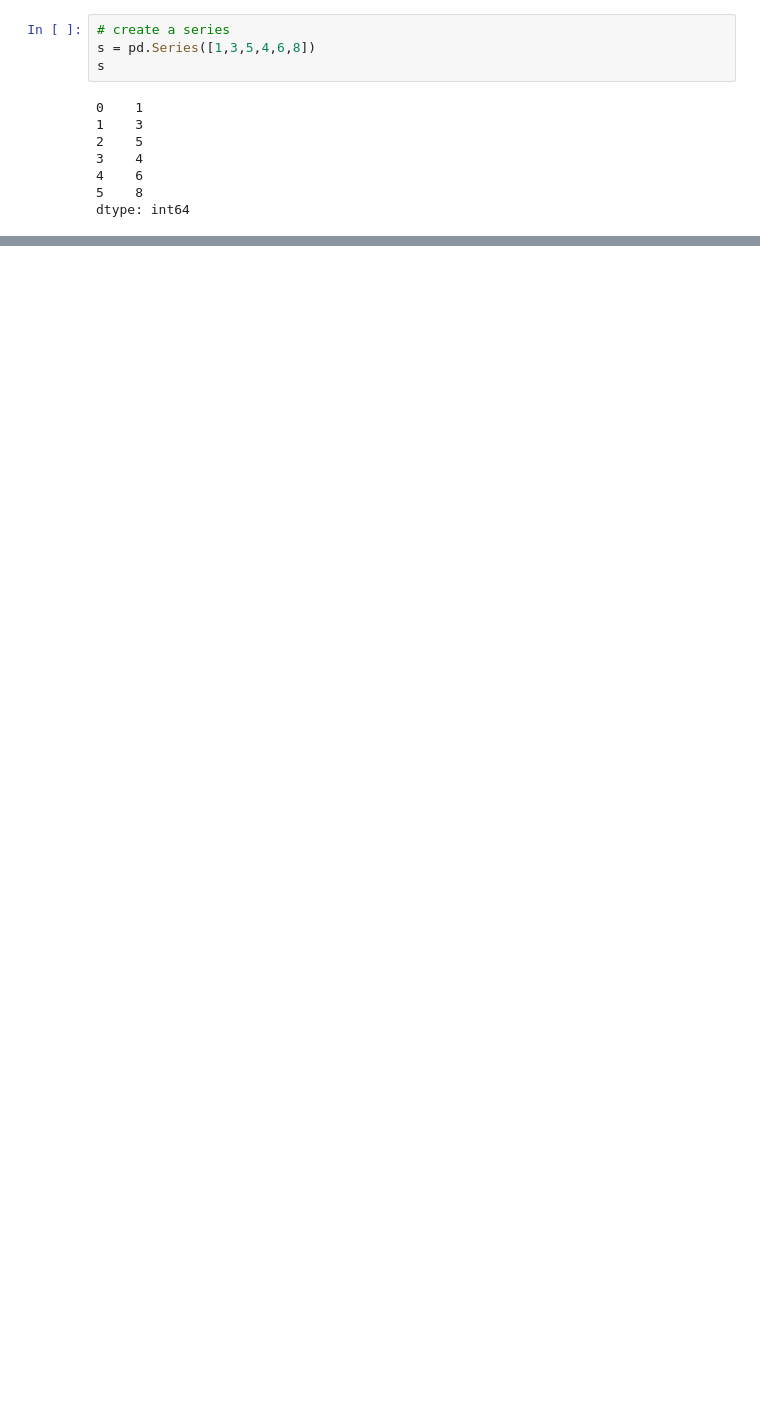
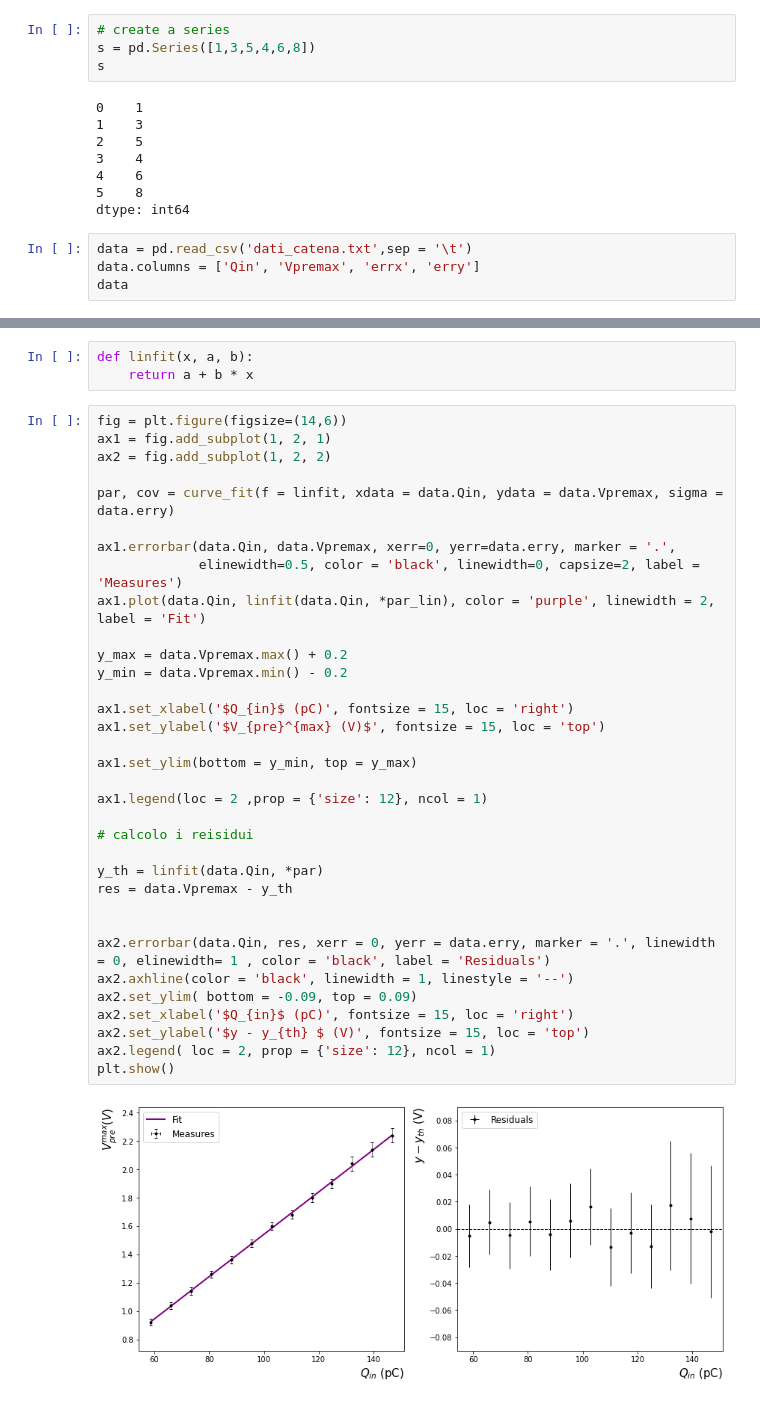
Before and after one commit to vanessacerrone/python_exercices, a Jupyter notebook: pandas.ipynb, the cells around one changed output, grey strips where cells are left out. Drawn from its saved outputs; the diff is of its cells as text; blank space fills up the shorter version.

Commit message:
fitting data

```diff
--- a/pandas.ipynb
+++ b/pandas.ipynb
@@ -15,3 +18,7 @@ s
 4    6
 5    8
 dtype: int64
+# %%
+data = pd.read_csv('dati_catena.txt',sep = '\t')
+data.columns = ['Qin', 'Vpremax', 'errx', 'erry']
+data
@@ -17,0 +40,39 @@ dtype: int64
+# %%
+def linfit(x, a, b):
+    return a + b * x
+# %%
+fig = plt.figure(figsize=(14,6))
+ax1 = fig.add_subplot(1, 2, 1)
+ax2 = fig.add_subplot(1, 2, 2)
+
+par, cov = curve_fit(f = linfit, xdata = data.Qin, ydata = data.Vpremax, sigma = data.erry)
+
+ax1.errorbar(data.Qin, data.Vpremax, xerr=0, yerr=data.erry, marker = '.',
+             elinewidth=0.5, color = 'black', linewidth=0, capsize=2, label = 'Measures')
+ax1.plot(data.Qin, linfit(data.Qin, *par_lin), color = 'purple', linewidth = 2, label = 'Fit')
+
+y_max = data.Vpremax.max() + 0.2
+y_min = data.Vpremax.min() - 0.2
+
+ax1.set_xlabel('$Q_{in}$ (pC)', fontsize = 15, loc = 'right')
+ax1.set_ylabel('$V_{pre}^{max} (V)$', fontsize = 15, loc = 'top')
+
+ax1.set_ylim(bottom = y_min, top = y_max)
+
+ax1.legend(loc = 2 ,prop = {'size': 12}, ncol = 1)
+
+# calcolo i reisidui
+
+y_th = linfit(data.Qin, *par)
+res = data.Vpremax - y_th
+
+
+ax2.errorbar(data.Qin, res, xerr = 0, yerr = data.erry, marker = '.', linewidth = 0, elinewidth= 1 , color = 'black', label = 'Residuals')
+ax2.axhline(color = 'black', linewidth = 1, linestyle = '--')
+ax2.set_ylim( bottom = -0.09, top = 0.09)
+ax2.set_xlabel('$Q_{in}$ (pC)', fontsize = 15, loc = 'right')
+ax2.set_ylabel('$y - y_{th} $ (V)', fontsize = 15, loc = 'top')
+ax2.legend( loc = 2, prop = {'size': 12}, ncol = 1)
+plt.show()
+# %% [output]
+[figure, added]
```
Also changed, not shown: parts of 6 cells of this notebook, 1 other file.
